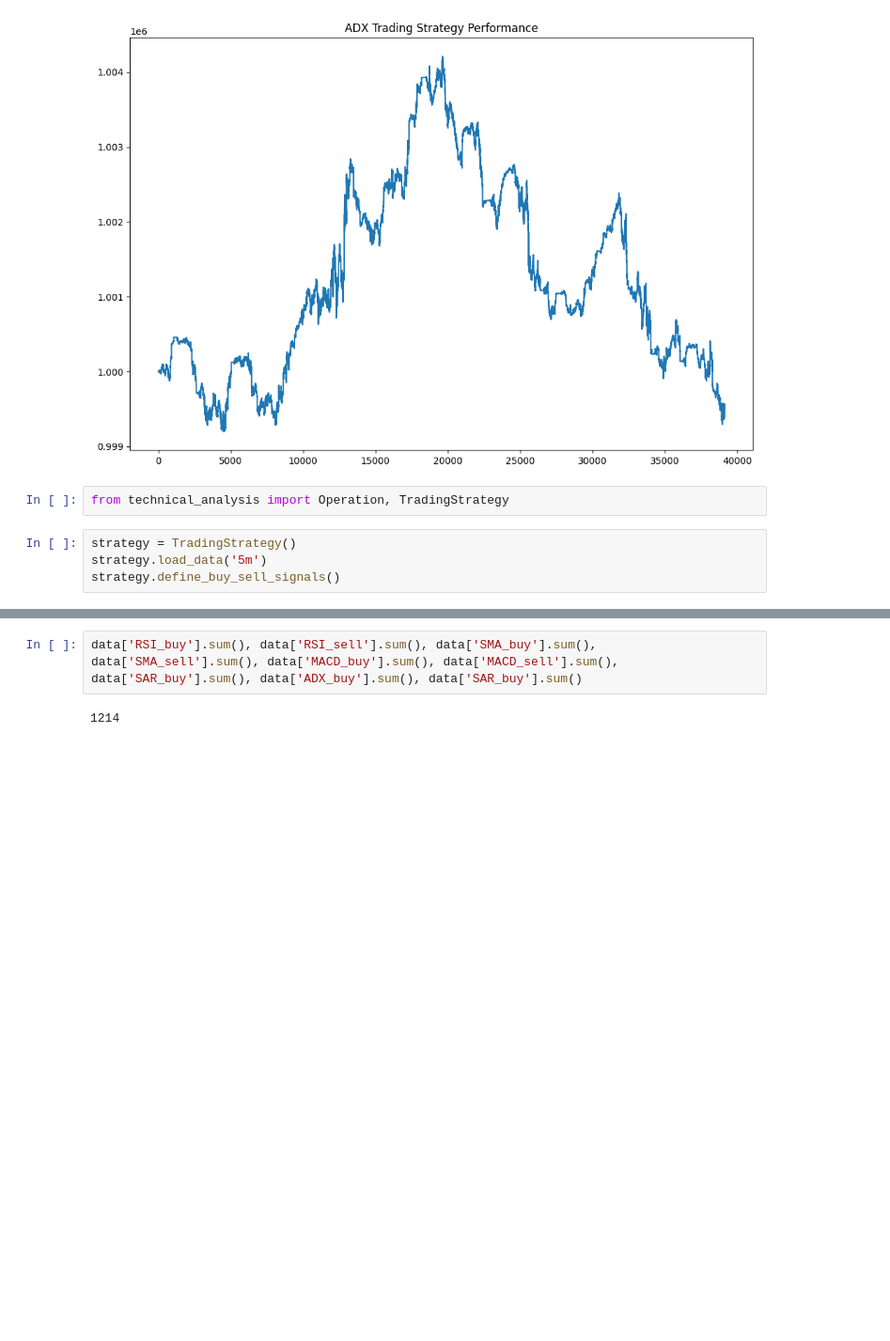
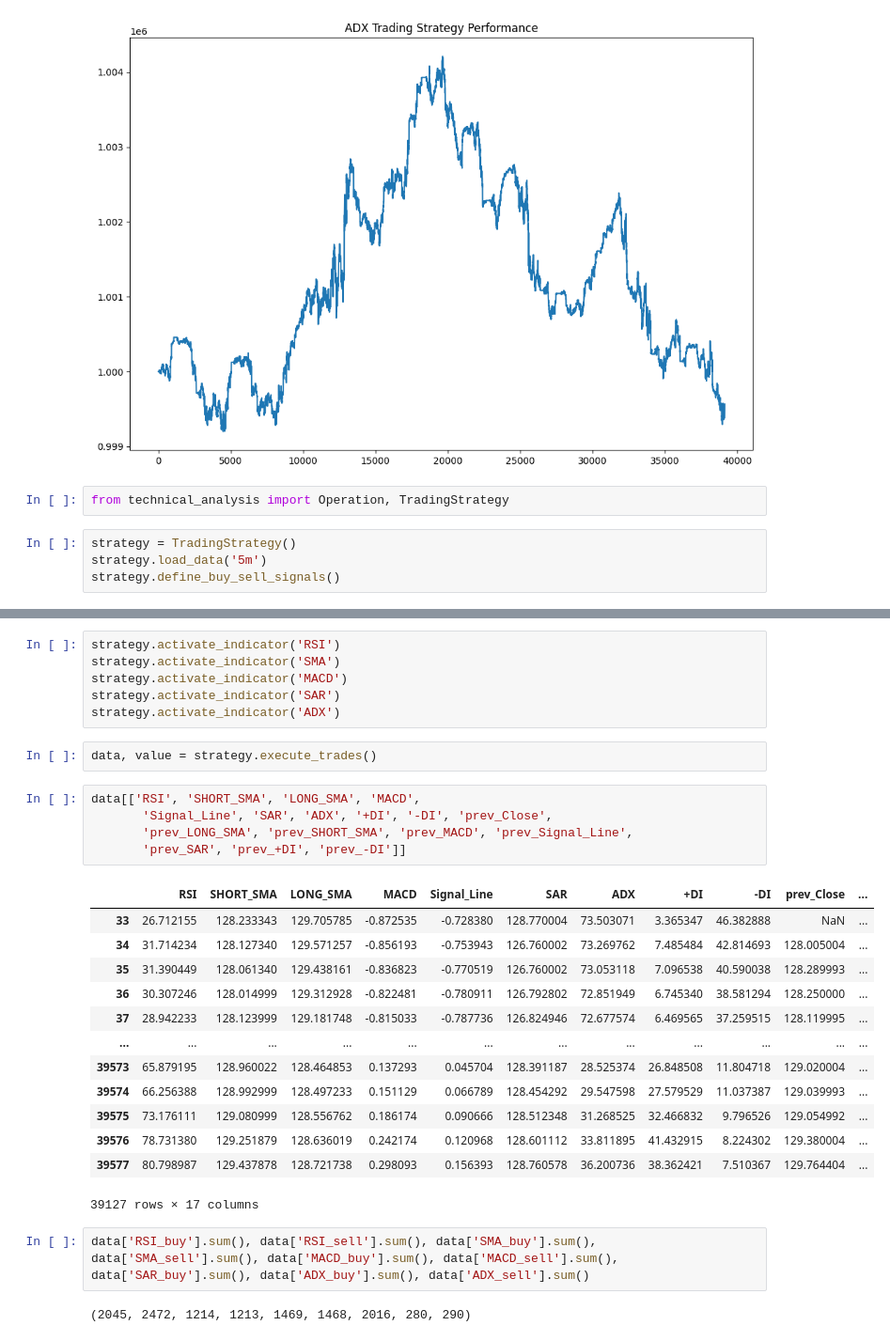
Before and after one commit to david09perez/Proyecto_Trading, a Jupyter notebook: report.ipynb, the cells around one changed output, grey strips where cells are left out. Shown at 94% size. Drawn from its saved outputs; the diff is of its cells as text; blank space fills up the shorter version.

```diff
--- a/report.ipynb
+++ b/report.ipynb
@@ -465,4 +459,31 @@ data
-# %%
-data['RSI_buy'].sum(), data['RSI_sell'].sum(), data['SMA_buy'].sum(), data['SMA_sell'].sum(), data['MACD_buy'].sum(), data['MACD_sell'].sum(), data['SAR_buy'].sum(), data['ADX_buy'].sum(), data['SAR_buy'].sum()
-# %% [output]
-1214
+# %%
+strategy.activate_indicator('RSI')
+strategy.activate_indicator('SMA')
+strategy.activate_indicator('MACD')
+strategy.activate_indicator('SAR')
+strategy.activate_indicator('ADX')
+# %%
+data, value = strategy.execute_trades()
+# %%
+data[['RSI', 'SHORT_SMA', 'LONG_SMA', 'MACD',
+       'Signal_Line', 'SAR', 'ADX', '+DI', '-DI', 'prev_Close',
+       'prev_LONG_SMA', 'prev_SHORT_SMA', 'prev_MACD', 'prev_Signal_Line',
+       'prev_SAR', 'prev_+DI', 'prev_-DI']]
+# %% [output]
+|  | RSI | SHORT_SMA | LONG_SMA | MACD | Signal_Line | SAR | ADX | +DI | -DI | prev_Close | ... |
+| 33 | 26.712155 | 128.233343 | 129.705785 | -0.872535 | -0.728380 | 128.770004 | 73.503071 | 3.365347 | 46.382888 | NaN | ... |
+| 34 | 31.714234 | 128.127340 | 129.571257 | -0.856193 | -0.753943 | 126.760002 | 73.269762 | 7.485484 | 42.814693 | 128.005004 | ... |
+| 35 | 31.390449 | 128.061340 | 129.438161 | -0.836823 | -0.770519 | 126.760002 | 73.053118 | 7.096538 | 40.590038 | 128.289993 | ... |
+| 36 | 30.307246 | 128.014999 | 129.312928 | -0.822481 | -0.780911 | 126.792802 | 72.851949 | 6.745340 | 38.581294 | 128.250000 | ... |
+| 37 | 28.942233 | 128.123999 | 129.181748 | -0.815033 | -0.787736 | 126.824946 | 72.677574 | 6.469565 | 37.259515 | 128.119995 | ... |
+| ... | ... | ... | ... | ... | ... | ... | ... | ... | ... | ... | ... |
+| 39573 | 65.879195 | 128.960022 | 128.464853 | 0.137293 | 0.045704 | 128.391187 | 28.525374 | 26.848508 | 11.804718 | 129.020004 | ... |
+| 39574 | 66.256388 | 128.992999 | 128.497233 | 0.151129 | 0.066789 | 128.454292 | 29.547598 | 27.579529 | 11.037387 | 129.039993 | ... |
+| 39575 | 73.176111 | 129.080999 | 128.556762 | 0.186174 | 0.090666 | 128.512348 | 31.268525 | 32.466832 | 9.796526 | 129.054992 | ... |
+| 39576 | 78.731380 | 129.251879 | 128.636019 | 0.242174 | 0.120968 | 128.601112 | 33.811895 | 41.432915 | 8.224302 | 129.380004 | ... |
+| 39577 | 80.798987 | 129.437878 | 128.721738 | 0.298093 | 0.156393 | 128.760578 | 36.200736 | 38.362421 | 7.510367 | 129.764404 | ... |
+39127 rows × 17 columns
+# %%
+data['RSI_buy'].sum(), data['RSI_sell'].sum(), data['SMA_buy'].sum(), data['SMA_sell'].sum(), data['MACD_buy'].sum(), data['MACD_sell'].sum(), data['SAR_buy'].sum(), data['ADX_buy'].sum(), data['ADX_sell'].sum()
+# %% [output]
+(2045, 2472, 1214, 1213, 1469, 1468, 2016, 280, 290)
```
Also changed, not shown: parts of 7 cells of this notebook, 1 other file.
